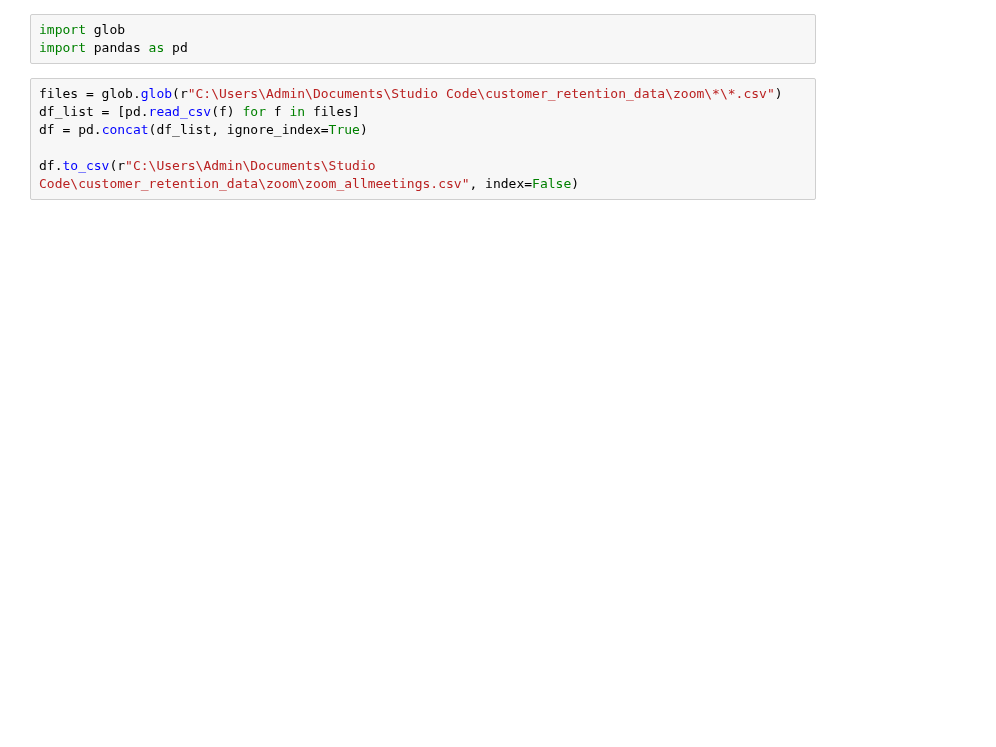
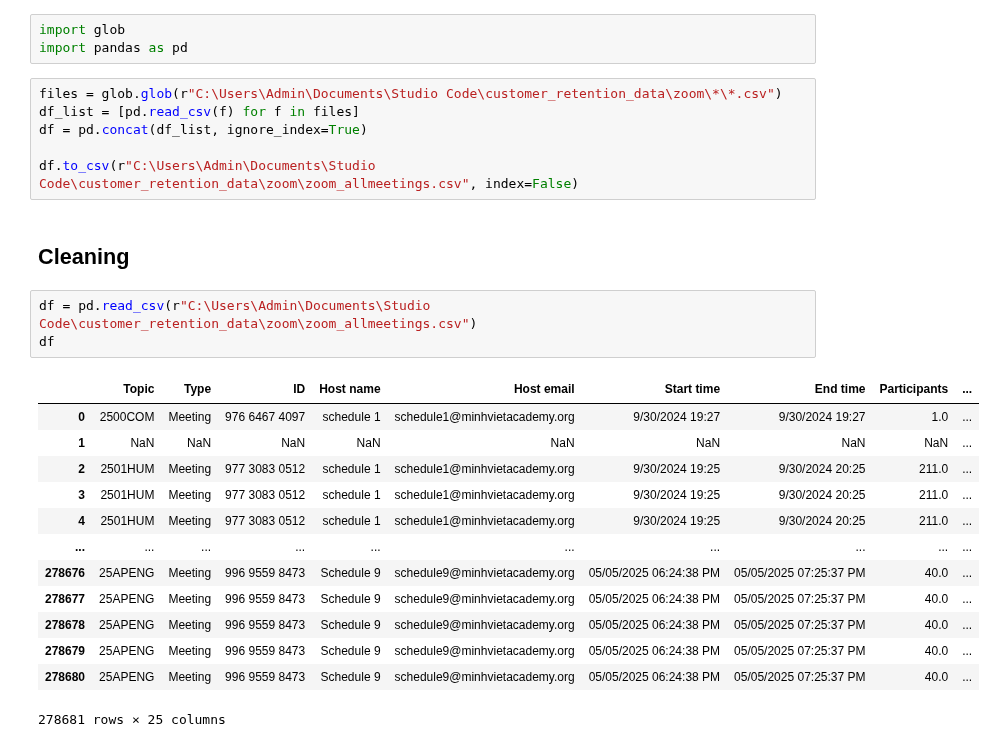
Before and after one commit to tthvan/Customer-Retention-Analysis, a Jupyter notebook: cleanin.ipynb, the cells around one changed output. Saved outputs shown, nothing was run; the diff lists cells and outputs as text; blank space fills up the shorter version.

```diff
--- a/cleanin.ipynb
+++ b/cleanin.ipynb
@@ -7,4 +7,23 @@ df_list = [pd.read_csv(f) for f in files]
 df = pd.concat(df_list, ignore_index=True)
 
 df.to_csv(r"C:\Users\Admin\Documents\Studio Code\customer_retention_data\zoom\zoom_allmeetings.csv", index=False)
+# %% [markdown]
+## Cleaning
+# %%
+df = pd.read_csv(r"C:\Users\Admin\Documents\Studio Code\customer_retention_data\zoom\zoom_allmeetings.csv")
+df
+# %% [output]
+|  | Topic | Type | ID | Host name | Host email | Start time | End time | Participants | ... |
+| 0 | 2500COM | Meeting | 976 6467 4097 | schedule 1 | schedule1@minhvietacademy.org | 9/30/2024 19:27 | 9/30/2024 19:27 | 1.0 | ... |
+| 1 | NaN | NaN | NaN | NaN | NaN | NaN | NaN | NaN | ... |
+| 2 | 2501HUM | Meeting | 977 3083 0512 | schedule 1 | schedule1@minhvietacademy.org | 9/30/2024 19:25 | 9/30/2024 20:25 | 211.0 | ... |
+| 3 | 2501HUM | Meeting | 977 3083 0512 | schedule 1 | schedule1@minhvietacademy.org | 9/30/2024 19:25 | 9/30/2024 20:25 | 211.0 | ... |
+| 4 | 2501HUM | Meeting | 977 3083 0512 | schedule 1 | schedule1@minhvietacademy.org | 9/30/2024 19:25 | 9/30/2024 20:25 | 211.0 | ... |
+| ... | ... | ... | ... | ... | ... | ... | ... | ... | ... |
+| 278676 | 25APENG | Meeting | 996 9559 8473 | Schedule 9 | schedule9@minhvietacademy.org | 05/05/2025 06:24:38 PM | 05/05/2025 07:25:37 PM | 40.0 | ... |
+| 278677 | 25APENG | Meeting | 996 9559 8473 | Schedule 9 | schedule9@minhvietacademy.org | 05/05/2025 06:24:38 PM | 05/05/2025 07:25:37 PM | 40.0 | ... |
+| 278678 | 25APENG | Meeting | 996 9559 8473 | Schedule 9 | schedule9@minhvietacademy.org | 05/05/2025 06:24:38 PM | 05/05/2025 07:25:37 PM | 40.0 | ... |
+| 278679 | 25APENG | Meeting | 996 9559 8473 | Schedule 9 | schedule9@minhvietacademy.org | 05/05/2025 06:24:38 PM | 05/05/2025 07:25:37 PM | 40.0 | ... |
+| 278680 | 25APENG | Meeting | 996 9559 8473 | Schedule 9 | schedule9@minhvietacademy.org | 05/05/2025 06:24:38 PM | 05/05/2025 07:25:37 PM | 40.0 | ... |
+278681 rows × 25 columns
 # %%
```
Also changed, not shown: parts of 9 cells of this notebook.
